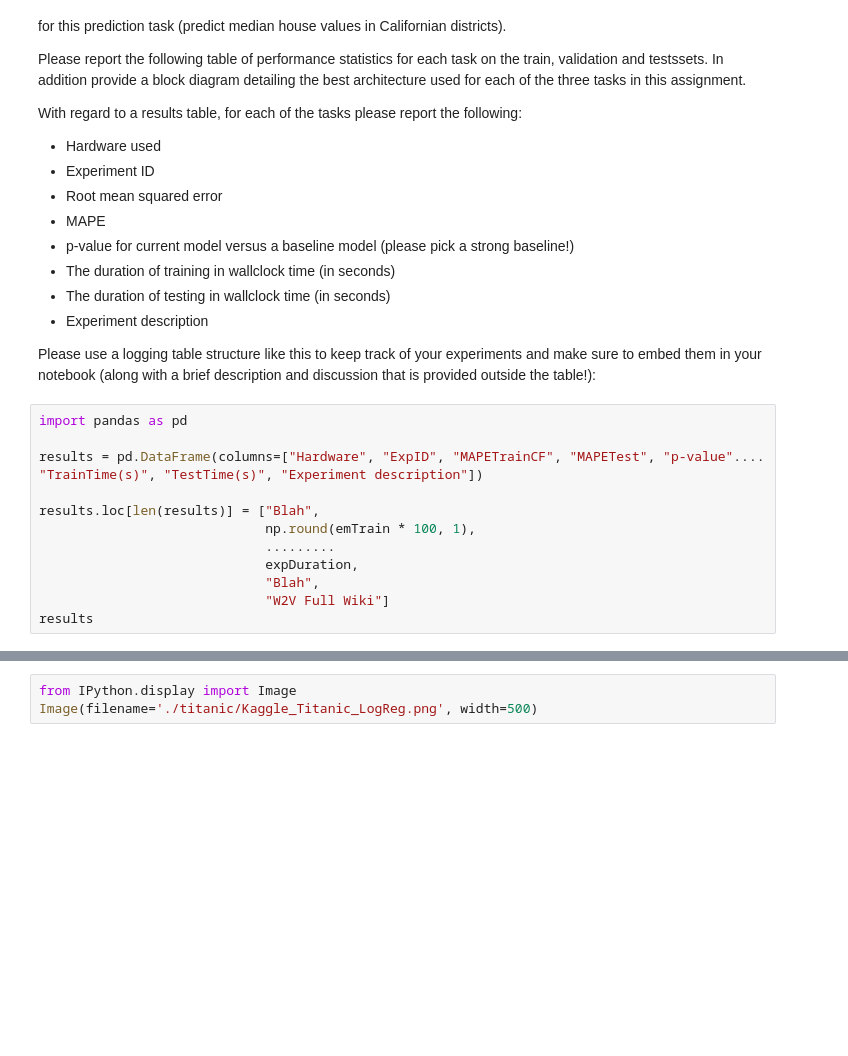
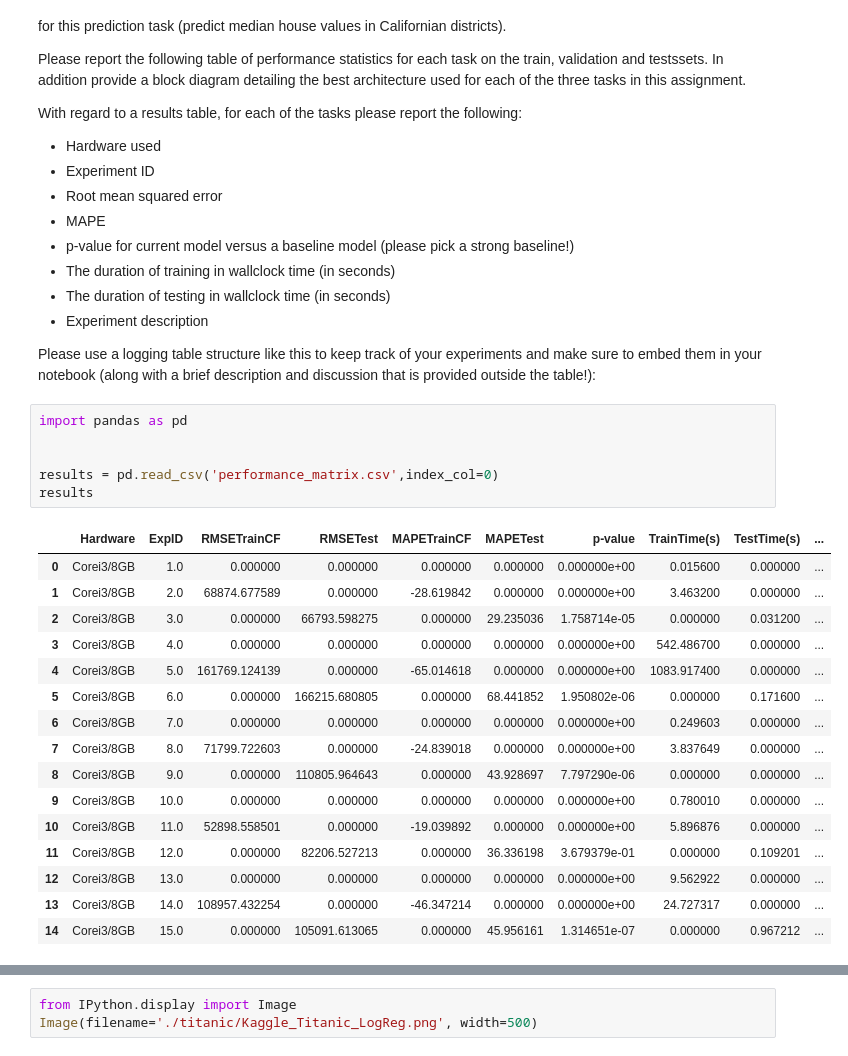
Before and after one commit to sabyasachi087/ml-kaggle-titanic, a Jupyter notebook: Lab-End_to_end_Machine_Learning_Project-IU.ipynb, the cells around one changed output, grey strips where cells are left out. Drawn from its saved outputs; the diff is of its cells as text; blank space fills up the shorter version.

```diff
--- a/Lab-End_to_end_Machine_Learning_Project-IU.ipynb
+++ b/Lab-End_to_end_Machine_Learning_Project-IU.ipynb
@@ -2019,18 +2019,29 @@ With regard to a results table, for each of the tasks  please report the followi
 * Experiment description
 
 Please use a logging table structure like this to keep track of your experiments and make sure to embed them in your notebook (along with a brief description and discussion that is provided outside the table!):
-# %%
-import pandas as pd
-
-results = pd.DataFrame(columns=["Hardware", "ExpID", "MAPETrainCF", "MAPETest", "p-value".... "TrainTime(s)", "TestTime(s)", "Experiment description"])
-
-results.loc[len(results)] = ["Blah",
-                             np.round(emTrain * 100, 1),
-                             .........
-                             expDuration,
-                             "Blah",
-                             "W2V Full Wiki"]
-results
+# %%
+import pandas as pd
+
+
+results = pd.read_csv('performance_matrix.csv',index_col=0)
+results
+# %% [output]
+|  | Hardware | ExpID | RMSETrainCF | RMSETest | MAPETrainCF | MAPETest | p-value | TrainTime(s) | TestTime(s) | ... |
+| 0 | Corei3/8GB | 1.0 | 0.000000 | 0.000000 | 0.000000 | 0.000000 | 0.000000e+00 | 0.015600 | 0.000000 | ... |
+| 1 | Corei3/8GB | 2.0 | 68874.677589 | 0.000000 | -28.619842 | 0.000000 | 0.000000e+00 | 3.463200 | 0.000000 | ... |
+| 2 | Corei3/8GB | 3.0 | 0.000000 | 66793.598275 | 0.000000 | 29.235036 | 1.758714e-05 | 0.000000 | 0.031200 | ... |
+| 3 | Corei3/8GB | 4.0 | 0.000000 | 0.000000 | 0.000000 | 0.000000 | 0.000000e+00 | 542.486700 | 0.000000 | ... |
+| 4 | Corei3/8GB | 5.0 | 161769.124139 | 0.000000 | -65.014618 | 0.000000 | 0.000000e+00 | 1083.917400 | 0.000000 | ... |
+| 5 | Corei3/8GB | 6.0 | 0.000000 | 166215.680805 | 0.000000 | 68.441852 | 1.950802e-06 | 0.000000 | 0.171600 | ... |
+| 6 | Corei3/8GB | 7.0 | 0.000000 | 0.000000 | 0.000000 | 0.000000 | 0.000000e+00 | 0.249603 | 0.000000 | ... |
+| 7 | Corei3/8GB | 8.0 | 71799.722603 | 0.000000 | -24.839018 | 0.000000 | 0.000000e+00 | 3.837649 | 0.000000 | ... |
+| 8 | Corei3/8GB | 9.0 | 0.000000 | 110805.964643 | 0.000000 | 43.928697 | 7.797290e-06 | 0.000000 | 0.000000 | ... |
+| 9 | Corei3/8GB | 10.0 | 0.000000 | 0.000000 | 0.000000 | 0.000000 | 0.000000e+00 | 0.780010 | 0.000000 | ... |
+| 10 | Corei3/8GB | 11.0 | 52898.558501 | 0.000000 | -19.039892 | 0.000000 | 0.000000e+00 | 5.896876 | 0.000000 | ... |
+| 11 | Corei3/8GB | 12.0 | 0.000000 | 82206.527213 | 0.000000 | 36.336198 | 3.679379e-01 | 0.000000 | 0.109201 | ... |
+| 12 | Corei3/8GB | 13.0 | 0.000000 | 0.000000 | 0.000000 | 0.000000 | 0.000000e+00 | 9.562922 | 0.000000 | ... |
+| 13 | Corei3/8GB | 14.0 | 108957.432254 | 0.000000 | -46.347214 | 0.000000 | 0.000000e+00 | 24.727317 | 0.000000 | ... |
+| 14 | Corei3/8GB | 15.0 | 0.000000 | 105091.613065 | 0.000000 | 45.956161 | 1.314651e-07 | 0.000000 | 0.967212 | ... |
 # %% [markdown]
 ## Submit to Kaggle and screenshot your ranking:
 Using your Titanic Survival pipeline, prepare a submission to the Kaggle Titanic competition. For details on how to do this see [here]( https://www.kaggle.com/c/titanic).
```
Also changed, not shown: parts of 2 cells of this notebook, 6 other files.
